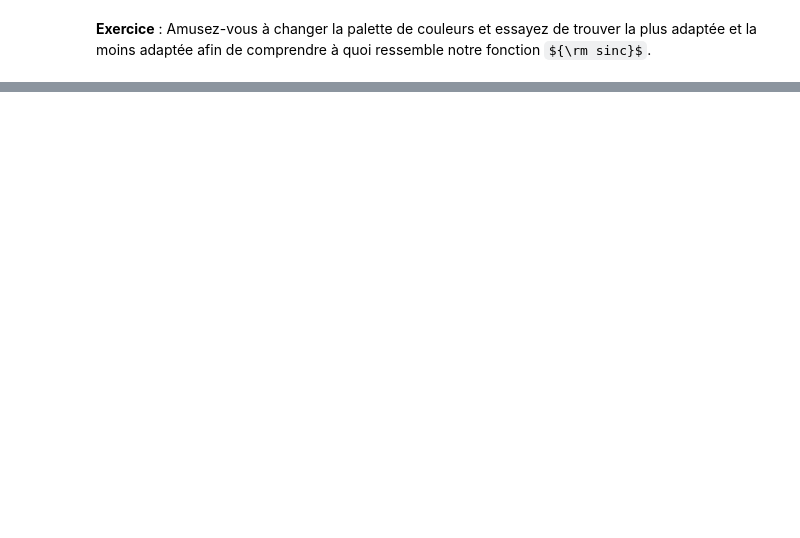
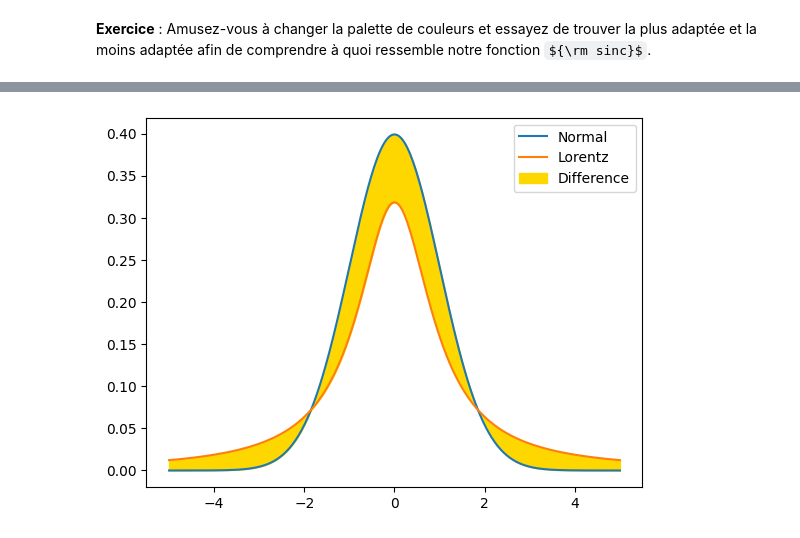
Before and after one commit to bsaintmichel/python-zero, a Jupyter notebook: Application_B_Matplotlib.ipynb, the cells around one changed output, grey strips where cells are left out. Saved outputs shown, nothing was run; the diff lists cells and outputs as text; code cells hidden in the pictures; some formulas as TeX source; blank space fills up the shorter version.

Commit message:
Keep going w. Matplotlib tutorial

```diff
--- a/Application_B_Matplotlib.ipynb
+++ b/Application_B_Matplotlib.ipynb
@@ -331,0 +347,16 @@ Par défaut, l'échelle de couleurs s'étend de
+# %%
+import numpy as np
+import matplotlib.pyplot as plt
+
+x = np.linspace(-5,5, 300)
+y1 = np.exp(-x**2/2)/(np.sqrt(2*np.pi))
+y2 = 1/np.pi/(1 + x**2)
+
+fig, ax = plt.subplots()
+ax.plot(x, y1, label='Normal')
+ax.plot(x, y2, label='Lorentz')
+ax.fill_between(x, y1, y2, color='gold', label='Difference')
+
+lgd = ax.legend()
+# %% [output]
+[figure, added]
```
Also changed, not shown: parts of 19 cells of this notebook, 3 other files.
